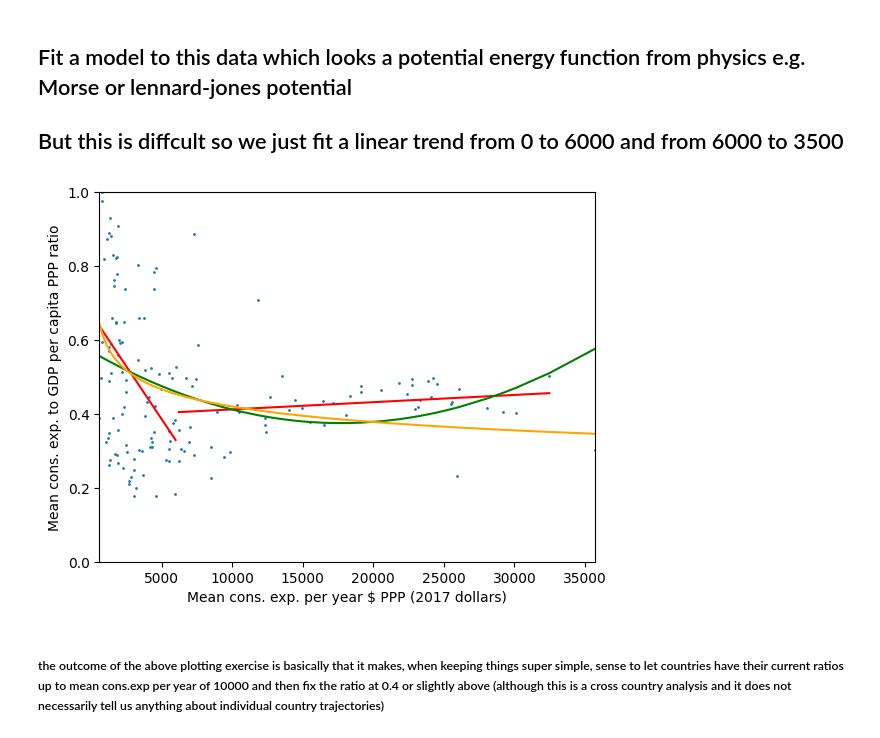
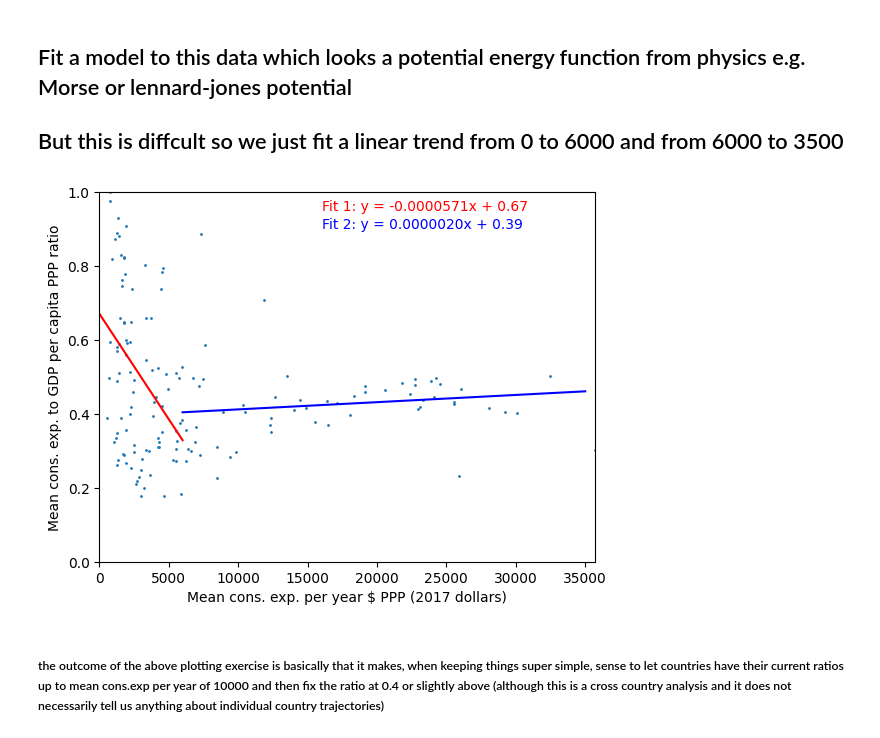
Before and after one commit to yannickoswald/convergence, a Jupyter notebook: first_data_explorations.ipynb, the cells around one changed output. Cells and saved outputs as stored; diff of their text form; code cells hidden in the pictures.

```diff
--- a/first_data_explorations.ipynb
+++ b/first_data_explorations.ipynb
@@ -68,46 +68,49 @@ def linear_fit(data, x_col, y_col):
 def quadratic_fit(data, x_col, y_col):
     return np.poly1d(np.polyfit(data[x_col], data[y_col], 2))
 
 def power_law(x, a, b):
     return a * np.power(x, b)
 
-
 def fit_and_plot(data, x_col, y_col):
     # Linear fits in specified ranges
     ranges = [(0, 6000), (6000, 35000)]
     linear_fits = []
-    for start, end in ranges:
+    plot_colors = ['red', 'blue']  # Different color for each fit for clarity
+    annotations = []
+
+    for i, (start, end) in enumerate(ranges):
         mask = (data[x_col] >= start) & (data[x_col] <= end)
         fit = linear_fit(data[mask], x_col, y_col)
         linear_fits.append(fit)
-        plt.plot(np.unique(data[mask][x_col]), fit(np.unique(data[mask][x_col])), color='red')
+        x_vals = np.linspace(start, end, 100)  # Use linspace for smooth line plotting
+        plt.plot(x_vals, fit(x_vals), color=plot_colors[i])
 
-    # Quadratic and Power Law fits
-    quad_fit = quadratic_fit(data, x_col, y_col)
-    power_law_params = curve_fit(power_law, data[x_col], data[y_col])[0]
-    plt.plot(np.unique(data[x_col]), quad_fit(np.unique(data[x_col])), color='green')
-    plt.plot(np.unique(data[x_col]), power_law(np.unique(data[x_col]), *power_law_params), color='orange')
+        # Prepare annotation text for linear fit equations
+        equation_text = f'Fit {i+1}: y = {fit[1]:.7f}x + {fit[0]:.2f}'
+        annotations.append(equation_text)
 
-
-    # Annotations and plotting
-    #for i, (start, end) in enumerate(ranges):
-     #   plt.annotate(f'Linear fit {start}-{end}', xy=(0.05, 0.95 - i*0.15), xycoords='axes fraction')
+    # Plotting annotations in the upper right corner, one above each other
+    for i, text in enumerate(annotations):
+        plt.annotate(text, xy=(0.45, 0.95 - i*0.05), xycoords='axes fraction', color=plot_colors[i])
 
     plt.scatter(data[x_col], data[y_col], s=1)
     plt.xlabel('Mean cons. exp. per year $ PPP (2017 dollars)')
     plt.ylabel('Mean cons. exp. to GDP per capita PPP ratio')
     plt.margins(0)
     plt.ylim(0, 1)
     plt.show()
 
+# Note: Before using 'fit_and_plot', ensure 'data' DataFrame is defined and contains
+# the necessary columns ('mean', 'gdp_pc_ppp_2017', etc.) as per your data structure.
+
 # Adding a temporary column
 data['temp_mean_yearly'] = data['mean']*365
 
 # Updated example usage
 data['mean_to_gdp_pc_ppp_ratio'] = data['mean']*365/data['gdp_pc_ppp_2017']
 fit_and_plot(data, 'temp_mean_yearly', 'mean_to_gdp_pc_ppp_ratio')
 # %% [output]
-[figure, old version]
+[figure, new version]
 # %% [markdown]
 ##### the outcome of the above plotting exercise is basically that it makes, when keeping things super simple, sense to let countries have their current ratios up to mean cons.exp per year of 10000 and then fix the ratio at 0.4 or slightly above (although this is a cross country analysis and it does not necessarily tell us anything about individual country trajectories)
 # %% [markdown]
```
Also changed, not shown: 3 other files.
